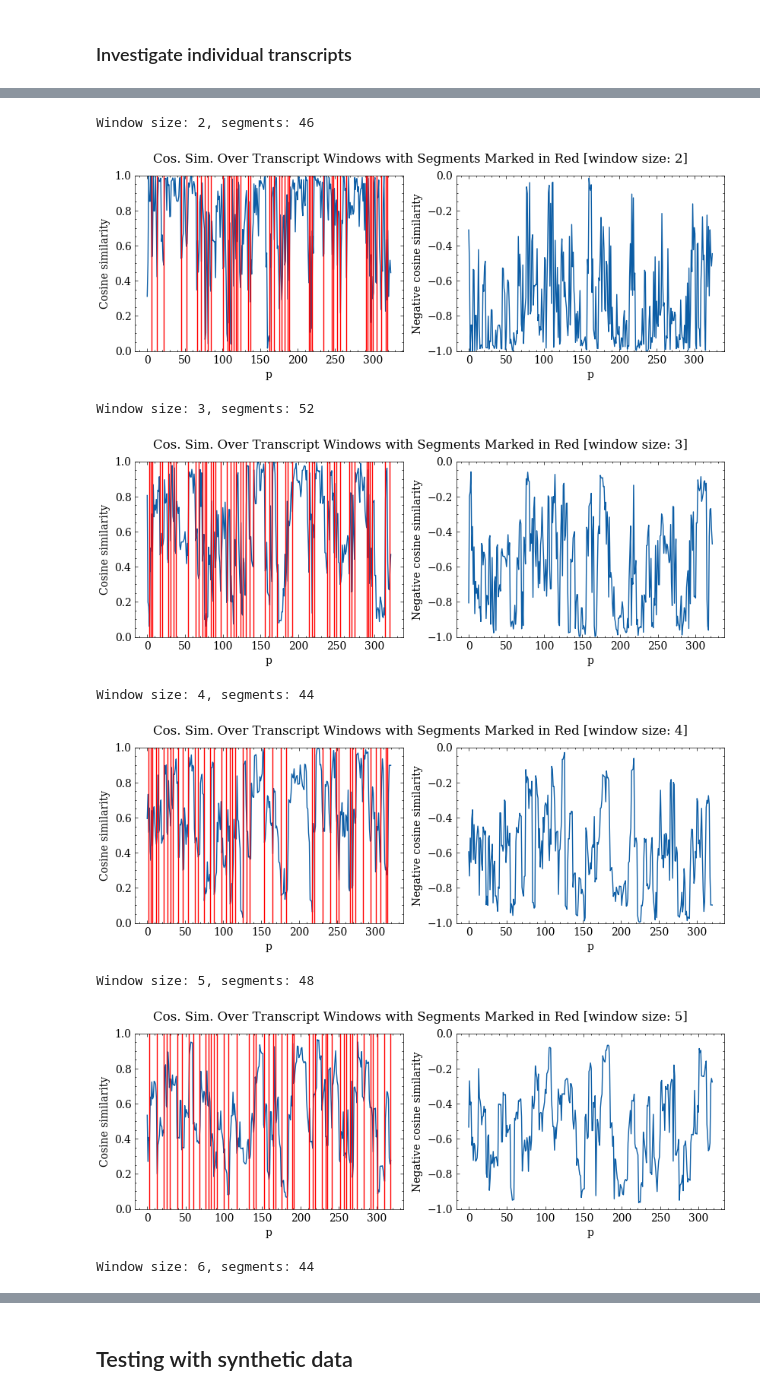
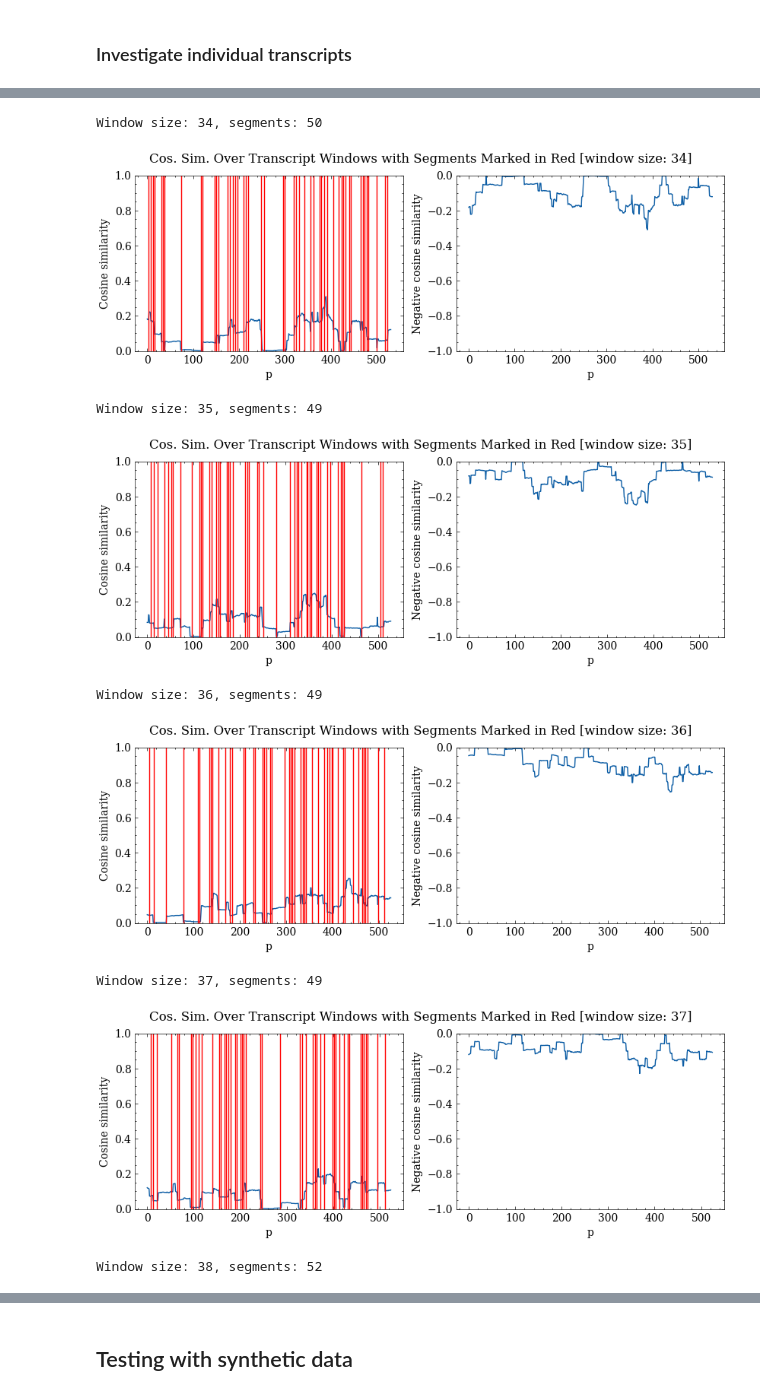
Before and after one commit to OskarMunck/Thesis, a Jupyter notebook: 4.topic_tiling.ipynb, the cells around one changed output, grey strips where cells are left out. Drawn from its saved outputs; the diff is of its cells as text; code cells hidden in the pictures.

```diff
--- a/4.topic_tiling.ipynb
+++ b/4.topic_tiling.ipynb
@@ -218,7 +218,7 @@ def close_match(actual_breaks, predicted_breaks, close_definition=3):
     predicted_breaks: set of predicted breaks
     close_definition: int, how many sentences a segment break can be away from the actual break to count as close.
     """
-    s = predicted_breaks
+    s = predicted_breaks.copy()
     new_set = set()
     for element in s:
         for i in range(1, close_definition+1):
@@ -255,7 +255,7 @@ for dirpath, _, files in os.walk('../Thesis/annotated_probabilities'):
         # he = [0.99, 0.95, 0.9]
         # for h in he:
         h=0.95
-        for win in range(2, 40, 2):
+        for win in range(2, 10, 2):
             predicted_bounds = segmentation_main_call(annotated_probabilities_df,\
                                                         print_state_min=False,\
                                                         print_state_depth=False,\
@@ -389,7 +389,7 @@ plt.show()
 ### Investigate individual transcripts
 # %%
 # load sentence probabilities from 1 step
-sent_proba = np.load('../Thesis/probabilities_test.npy')
+sent_proba = np.load('../Thesis/probabilities_new.npy')
 print(sent_proba.shape)
 
 # make dataframe for processing
@@ -422,19 +422,19 @@ plt.show()
 # %%
 # Plot and analyse with different size windows
-windows = [i for i in range(2, 11, 1)]
+windows = [i for i in range(34, 41, 1)]
 
 for win in windows:
     bounds = segmentation_main_call(pipeline_df, print_state_min=False, print_state_depth=False, window=win, height=0.75)
     cos_sims = window_cosine_sim(pipeline_df, window_size=win)
     print(f'Window size: {win}, segments: {len(bounds)}')
     plot_cosine_scores(cos_sims, window_size=win, boundaries=bounds)
 # %% [output]
-Window size: 2, segments: 46
+Window size: 34, segments: 50
-[figure, old version]
+[figure, new version]
-Window size: 3, segments: 52
+Window size: 35, segments: 49
-[figure, old version]
+[figure, new version]
-Window size: 4, segments: 44
+Window size: 36, segments: 49
-[figure, old version]
+[figure, new version]
-Window size: 5, segments: 48
+Window size: 37, segments: 49
-[figure, old version]
+[figure, new version]
-Window size: 6, segments: 44
+Window size: 38, segments: 52
```
Also changed, not shown: parts of 3 cells of this notebook, 3 other files.
